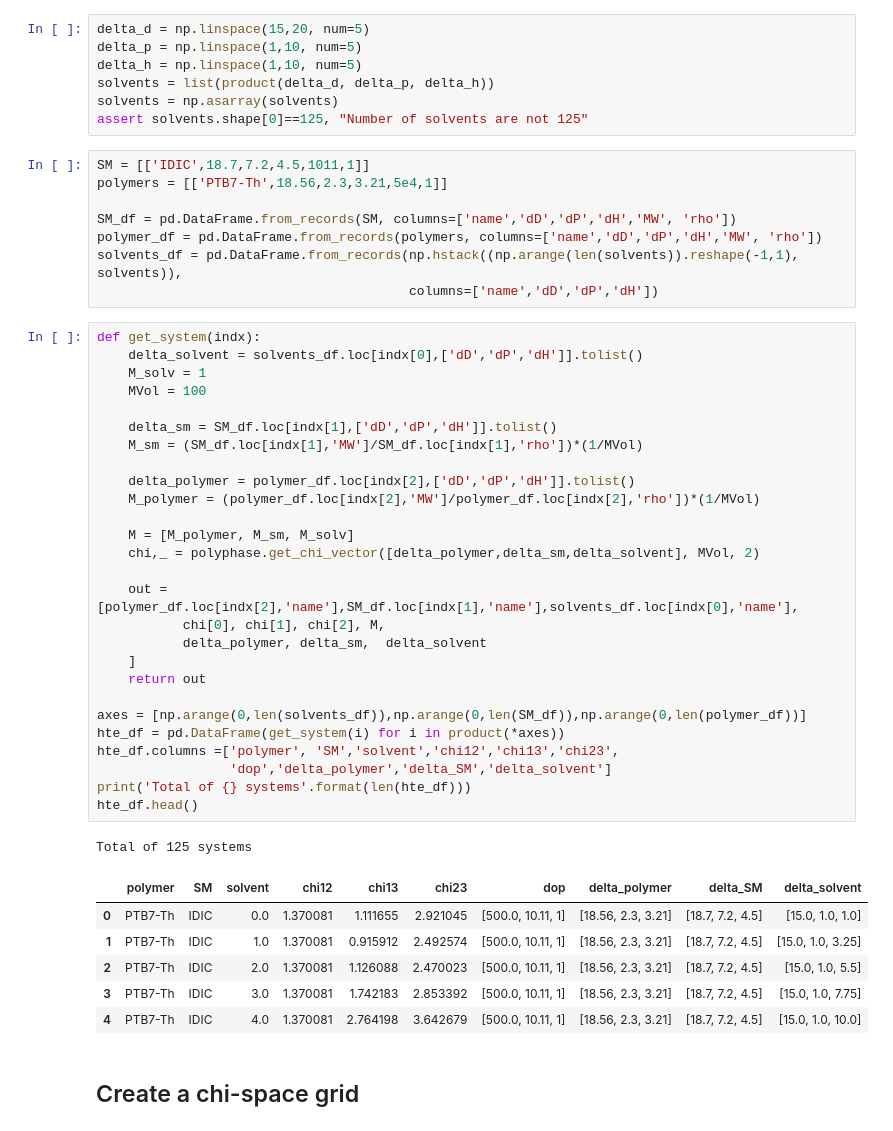
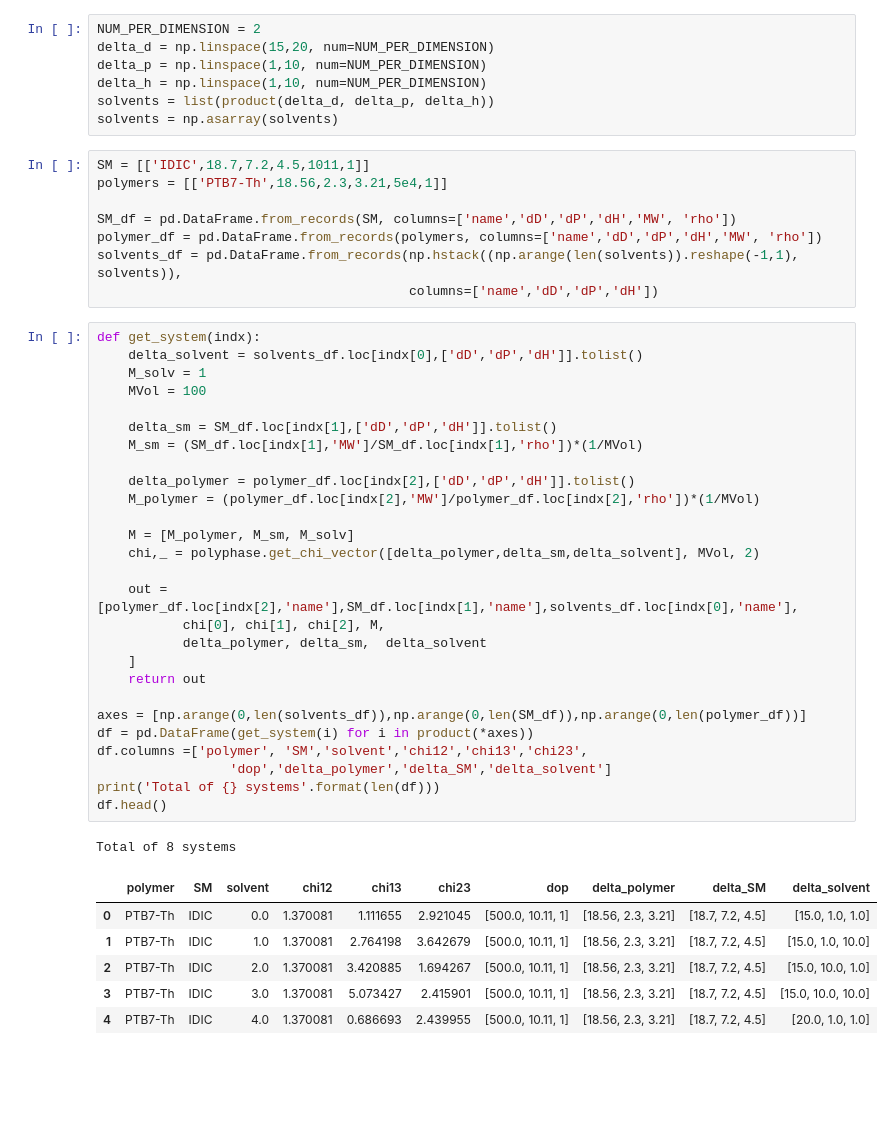
Before and after one commit to kiranvad/polyphase, a Jupyter notebook: notebooks/01-Generate Artificial Solvents.ipynb, the cells around one changed output. Drawn from its saved outputs; the diff is of its cells as text; blank space fills up the shorter version.

```diff
--- a/notebooks/01-Generate Artificial Solvents.ipynb
+++ b/notebooks/01-Generate Artificial Solvents.ipynb
@@ -11,10 +29,10 @@ import matplotlib.pyplot as plt
 # %%
-delta_d = np.linspace(15,20, num=5)
-delta_p = np.linspace(1,10, num=5)
-delta_h = np.linspace(1,10, num=5)
+NUM_PER_DIMENSION = 2
+delta_d = np.linspace(15,20, num=NUM_PER_DIMENSION)
+delta_p = np.linspace(1,10, num=NUM_PER_DIMENSION)
+delta_h = np.linspace(1,10, num=NUM_PER_DIMENSION)
 solvents = list(product(delta_d, delta_p, delta_h))
 solvents = np.asarray(solvents)
-assert solvents.shape[0]==125, "Number of solvents are not 125"
 # %%
 SM = [['IDIC',18.7,7.2,4.5,1011,1]]
 polymers = [['PTB7-Th',18.56,2.3,3.21,5e4,1]]
@@ -26,37 +44,35 @@ solvents_df = pd.DataFrame.from_records(np.hstack((np.arange(len(solvents)).resh
 # %%
 def get_system(indx):
     delta_solvent = solvents_df.loc[indx[0],['dD','dP','dH']].tolist()
     M_solv = 1
     MVol = 100
 
     delta_sm = SM_df.loc[indx[1],['dD','dP','dH']].tolist()
     M_sm = (SM_df.loc[indx[1],'MW']/SM_df.loc[indx[1],'rho'])*(1/MVol)
 
     delta_polymer = polymer_df.loc[indx[2],['dD','dP','dH']].tolist()
     M_polymer = (polymer_df.loc[indx[2],'MW']/polymer_df.loc[indx[2],'rho'])*(1/MVol)
 
     M = [M_polymer, M_sm, M_solv]
     chi,_ = polyphase.get_chi_vector([delta_polymer,delta_sm,delta_solvent], MVol, 2)
 
     out = [polymer_df.loc[indx[2],'name'],SM_df.loc[indx[1],'name'],solvents_df.loc[indx[0],'name'],
            chi[0], chi[1], chi[2], M,
            delta_polymer, delta_sm,  delta_solvent
     ]
     return out
 
 axes = [np.arange(0,len(solvents_df)),np.arange(0,len(SM_df)),np.arange(0,len(polymer_df))]
-hte_df = pd.DataFrame(get_system(i) for i in product(*axes))
-hte_df.columns =['polymer', 'SM','solvent','chi12','chi13','chi23',
+df = pd.DataFrame(get_system(i) for i in product(*axes))
+df.columns =['polymer', 'SM','solvent','chi12','chi13','chi23',
                  'dop','delta_polymer','delta_SM','delta_solvent']
-print('Total of {} systems'.format(len(hte_df)))
-hte_df.head()
+print('Total of {} systems'.format(len(df)))
+df.head()
 # %% [output]
-Total of 125 systems
+Total of 8 systems
 |  | polymer | SM | solvent | chi12 | chi13 | chi23 | dop | delta_polymer | delta_SM | delta_solvent |
 | 0 | PTB7-Th | IDIC | 0.0 | 1.370081 | 1.111655 | 2.921045 | [500.0, 10.11, 1] | [18.56, 2.3, 3.21] | [18.7, 7.2, 4.5] | [15.0, 1.0, 1.0] |
-| 1 | PTB7-Th | IDIC | 1.0 | 1.370081 | 0.915912 | 2.492574 | [500.0, 10.11, 1] | [18.56, 2.3, 3.21] | [18.7, 7.2, 4.5] | [15.0, 1.0, 3.25] |
-| 2 | PTB7-Th | IDIC | 2.0 | 1.370081 | 1.126088 | 2.470023 | [500.0, 10.11, 1] | [18.56, 2.3, 3.21] | [18.7, 7.2, 4.5] | [15.0, 1.0, 5.5] |
-| 3 | PTB7-Th | IDIC | 3.0 | 1.370081 | 1.742183 | 2.853392 | [500.0, 10.11, 1] | [18.56, 2.3, 3.21] | [18.7, 7.2, 4.5] | [15.0, 1.0, 7.75] |
-| 4 | PTB7-Th | IDIC | 4.0 | 1.370081 | 2.764198 | 3.642679 | [500.0, 10.11, 1] | [18.56, 2.3, 3.21] | [18.7, 7.2, 4.5] | [15.0, 1.0, 10.0] |
+| 1 | PTB7-Th | IDIC | 1.0 | 1.370081 | 2.764198 | 3.642679 | [500.0, 10.11, 1] | [18.56, 2.3, 3.21] | [18.7, 7.2, 4.5] | [15.0, 1.0, 10.0] |
+| 2 | PTB7-Th | IDIC | 2.0 | 1.370081 | 3.420885 | 1.694267 | [500.0, 10.11, 1] | [18.56, 2.3, 3.21] | [18.7, 7.2, 4.5] | [15.0, 10.0, 1.0] |
+| 3 | PTB7-Th | IDIC | 3.0 | 1.370081 | 5.073427 | 2.415901 | [500.0, 10.11, 1] | [18.56, 2.3, 3.21] | [18.7, 7.2, 4.5] | [15.0, 10.0, 10.0] |
+| 4 | PTB7-Th | IDIC | 4.0 | 1.370081 | 0.686693 | 2.439955 | [500.0, 10.11, 1] | [18.56, 2.3, 3.21] | [18.7, 7.2, 4.5] | [20.0, 1.0, 1.0] |
-# %% [markdown]
-## Create a chi-space grid
```
Also changed, not shown: parts of 11 cells of this notebook, 15 other files.
